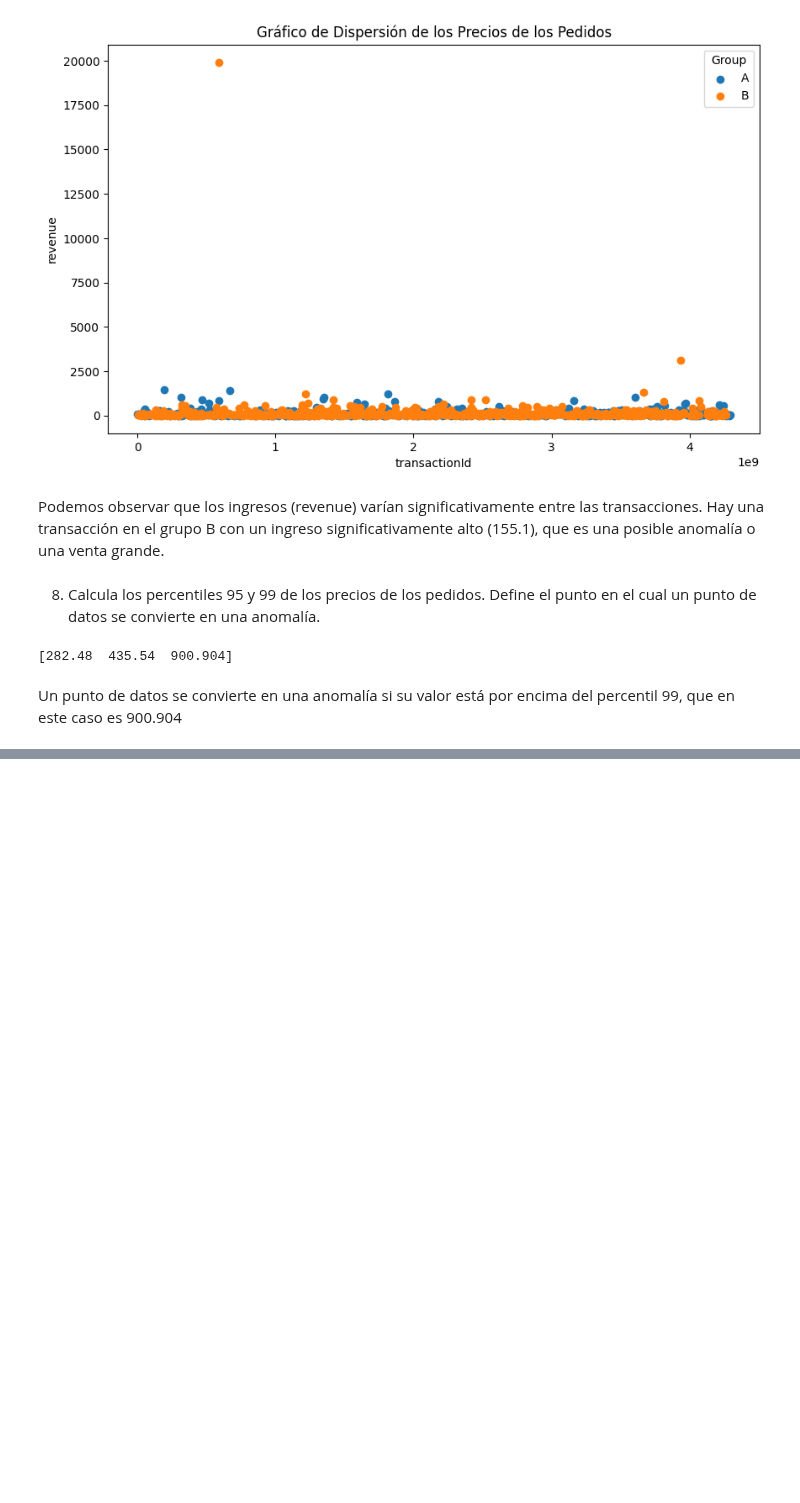
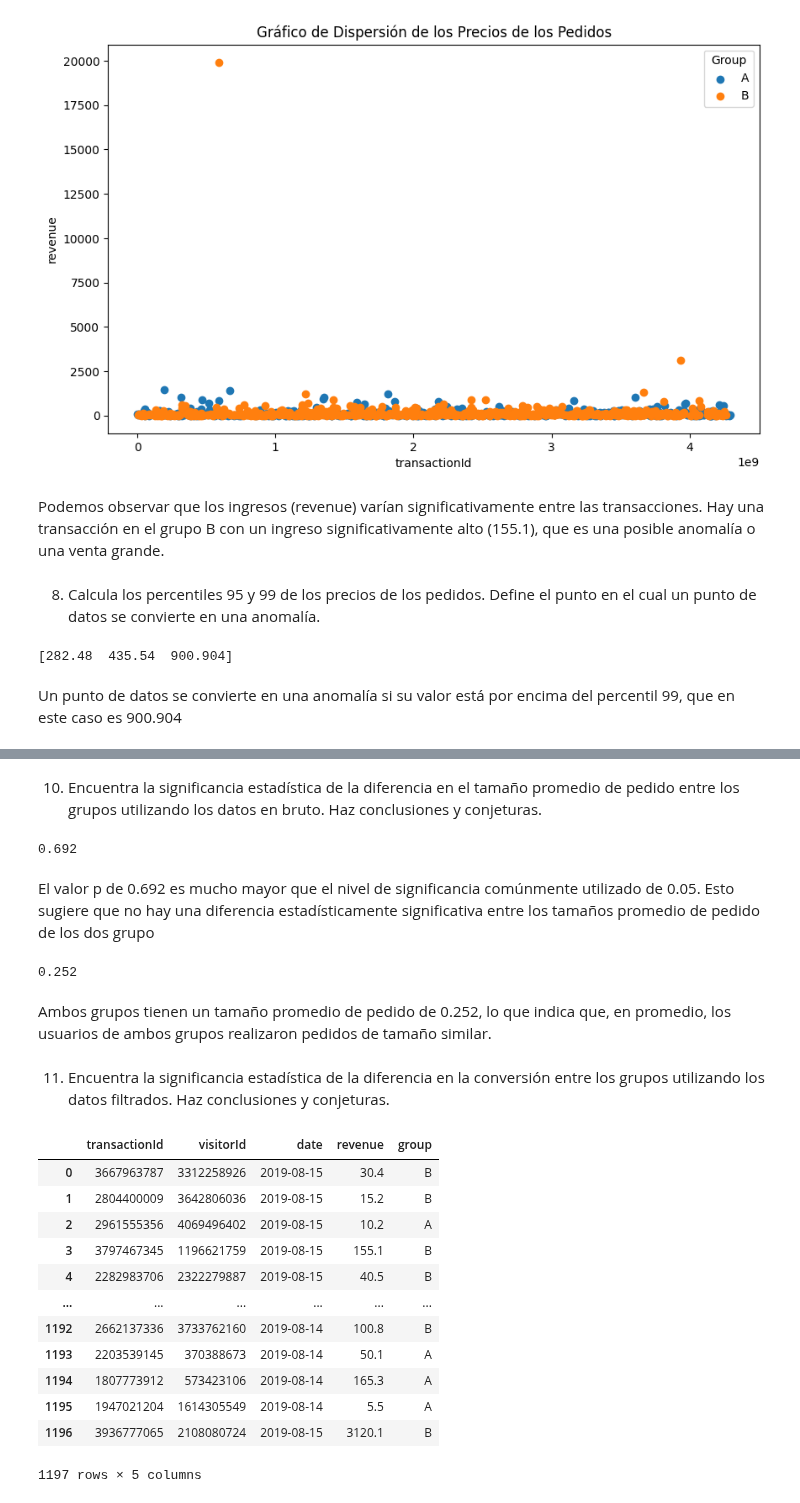
Before and after one commit to Dussand/testAB, a Jupyter notebook: pruebasAB.ipynb, the cells around one changed output, grey strips where cells are left out. Drawn from its saved outputs; the diff is of its cells as text; code cells hidden in the pictures; blank space fills up the shorter version.

```diff
--- a/pruebasAB.ipynb
+++ b/pruebasAB.ipynb
@@ -485,0 +572,45 @@ Un punto de datos se convierte en una anomalía si su valor está por encima del
+# %% [markdown]
+10. Encuentra la significancia estadística de la diferencia en el tamaño promedio de pedido entre los grupos utilizando los datos en bruto. Haz conclusiones y conjeturas.
+# %%
+print(
+    '{0:.3f}'.format(
+        stats.mannwhitneyu(
+            orders_df[orders_df['group'] == 'A']['revenue'],
+            orders_df[orders_df['group'] == 'B']['revenue'],
+        )[1]
+    )
+)
+# %% [output]
+0.692
+# %% [markdown]
+El valor p de 0.692 es mucho mayor que el nivel de significancia comúnmente utilizado de 0.05. Esto sugiere que no hay una diferencia estadísticamente significativa entre los tamaños promedio de pedido de los dos grupo
+# %%
+print(
+    '{0:.3f}'.format(
+        orders_df[orders_df['group'] == 'B']['revenue'].mean()
+        / orders_df[orders_df['group'] == 'A']['revenue'].mean()
+        - 1
+    )
+)
+# %% [output]
+0.252
+# %% [markdown]
+Ambos grupos tienen un tamaño promedio de pedido de 0.252, lo que indica que, en promedio, los usuarios de ambos grupos realizaron pedidos de tamaño similar.
+# %% [markdown]
+11. Encuentra la significancia estadística de la diferencia en la conversión entre los grupos utilizando los datos filtrados. Haz conclusiones y conjeturas.
+# %%
+orders_df
+# %% [output]
+|  | transactionId | visitorId | date | revenue | group |
+| 0 | 3667963787 | 3312258926 | 2019-08-15 | 30.4 | B |
+| 1 | 2804400009 | 3642806036 | 2019-08-15 | 15.2 | B |
+| 2 | 2961555356 | 4069496402 | 2019-08-15 | 10.2 | A |
+| 3 | 3797467345 | 1196621759 | 2019-08-15 | 155.1 | B |
+| 4 | 2282983706 | 2322279887 | 2019-08-15 | 40.5 | B |
+| ... | ... | ... | ... | ... | ... |
+| 1192 | 2662137336 | 3733762160 | 2019-08-14 | 100.8 | B |
+| 1193 | 2203539145 | 370388673 | 2019-08-14 | 50.1 | A |
+| 1194 | 1807773912 | 573423106 | 2019-08-14 | 165.3 | A |
+| 1195 | 1947021204 | 1614305549 | 2019-08-14 | 5.5 | A |
+| 1196 | 3936777065 | 2108080724 | 2019-08-15 | 3120.1 | B |
+1197 rows × 5 columns
```
Also changed, not shown: parts of 24 cells of this notebook.
